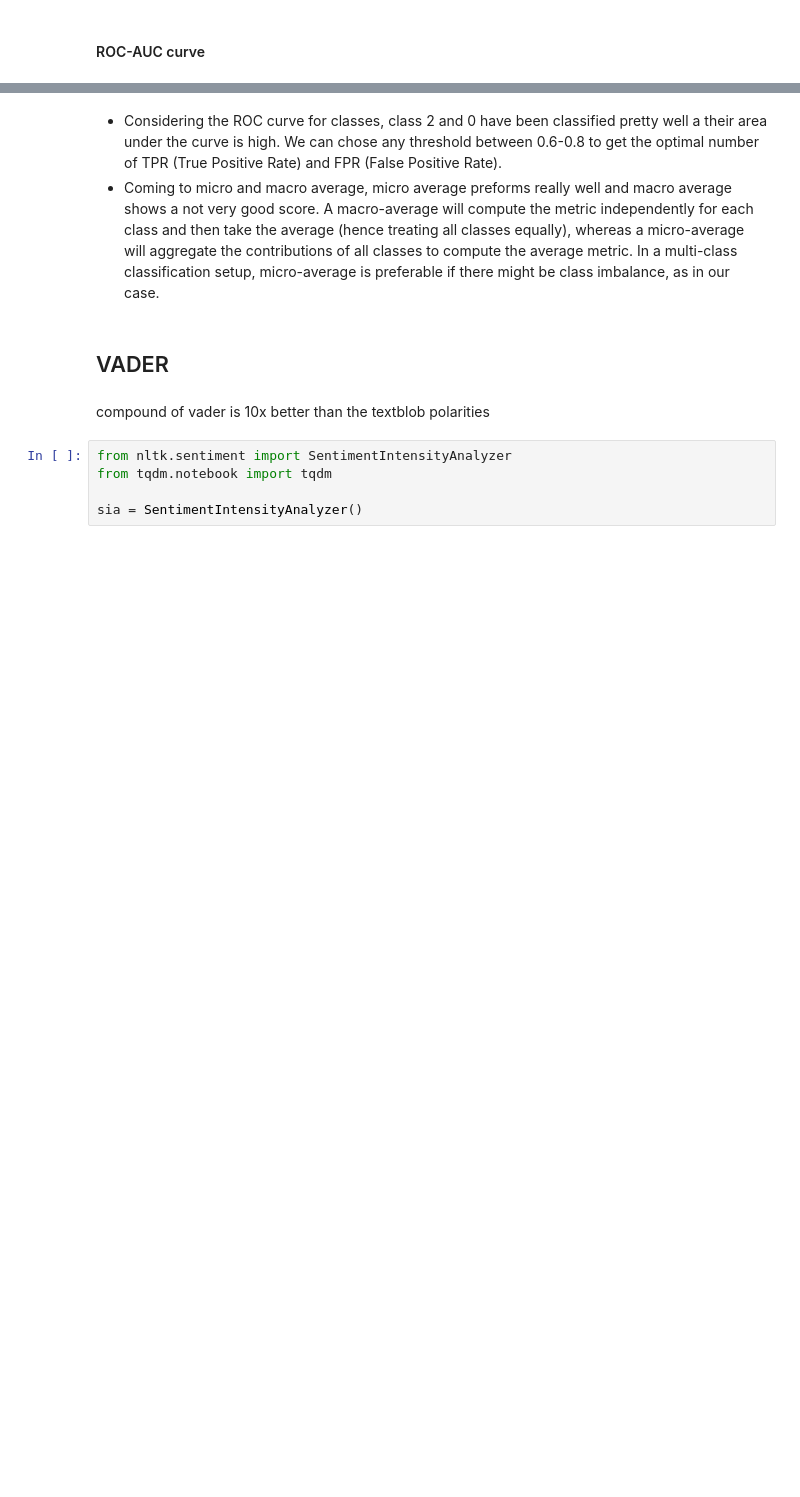
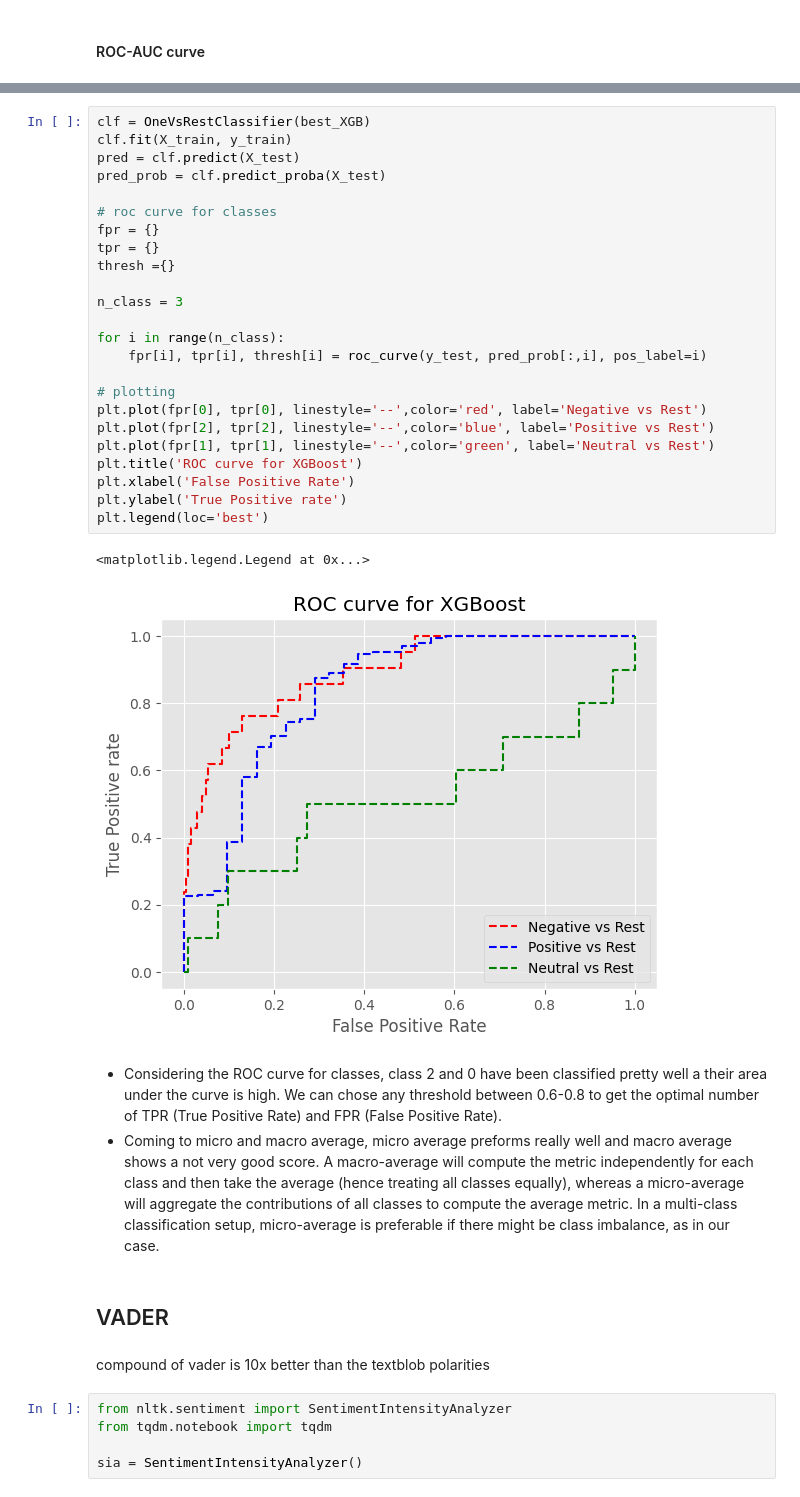
Before and after one commit to DavidAlexanderMoe/Sentiment-Analysis-and-Web-Scraping, a Jupyter notebook: Scripts/Analysis/4. Model Selection and Evaluation.ipynb, the cells around one changed output, grey strips where cells are left out. Saved outputs shown, nothing was run; the diff lists cells and outputs as text; blank space fills up the shorter version.

```diff
--- a/Scripts/Analysis/4. Model Selection and Evaluation.ipynb
+++ b/Scripts/Analysis/4. Model Selection and Evaluation.ipynb
@@ -445,3 +450,30 @@ plt.savefig('Multiclass ROC',dpi=300)
+# %%
+clf = OneVsRestClassifier(best_XGB)
+clf.fit(X_train, y_train)
+pred = clf.predict(X_test)
+pred_prob = clf.predict_proba(X_test)
+
+# roc curve for classes
+fpr = {}
+tpr = {}
+thresh ={}
+
+n_class = 3
+
+for i in range(n_class):
+    fpr[i], tpr[i], thresh[i] = roc_curve(y_test, pred_prob[:,i], pos_label=i)
+
+# plotting
+plt.plot(fpr[0], tpr[0], linestyle='--',color='red', label='Negative vs Rest')
+plt.plot(fpr[2], tpr[2], linestyle='--',color='blue', label='Positive vs Rest')
+plt.plot(fpr[1], tpr[1], linestyle='--',color='green', label='Neutral vs Rest')
+plt.title('ROC curve for XGBoost')
+plt.xlabel('False Positive Rate')
+plt.ylabel('True Positive rate')
+plt.legend(loc='best')
+# %% [output]
+<matplotlib.legend.Legend at 0x...>
+[figure, added]
 # %% [markdown]
 - Considering the ROC curve for classes, class 2 and 0 have been classified pretty well a their area under the curve is high. We can chose any threshold between 0.6-0.8 to get the optimal number of TPR (True Positive Rate) and FPR (False Positive Rate).
 - Coming to micro and macro average, micro average preforms really well and macro average shows a not very good score. A macro-average will compute the metric independently for each class and then take the average (hence treating all classes equally), whereas a micro-average will aggregate the contributions of all classes to compute the average metric. In a multi-class classification setup, micro-average is preferable if there might be class imbalance, as in our case.
```
Also changed, not shown: parts of 18 cells of this notebook.
